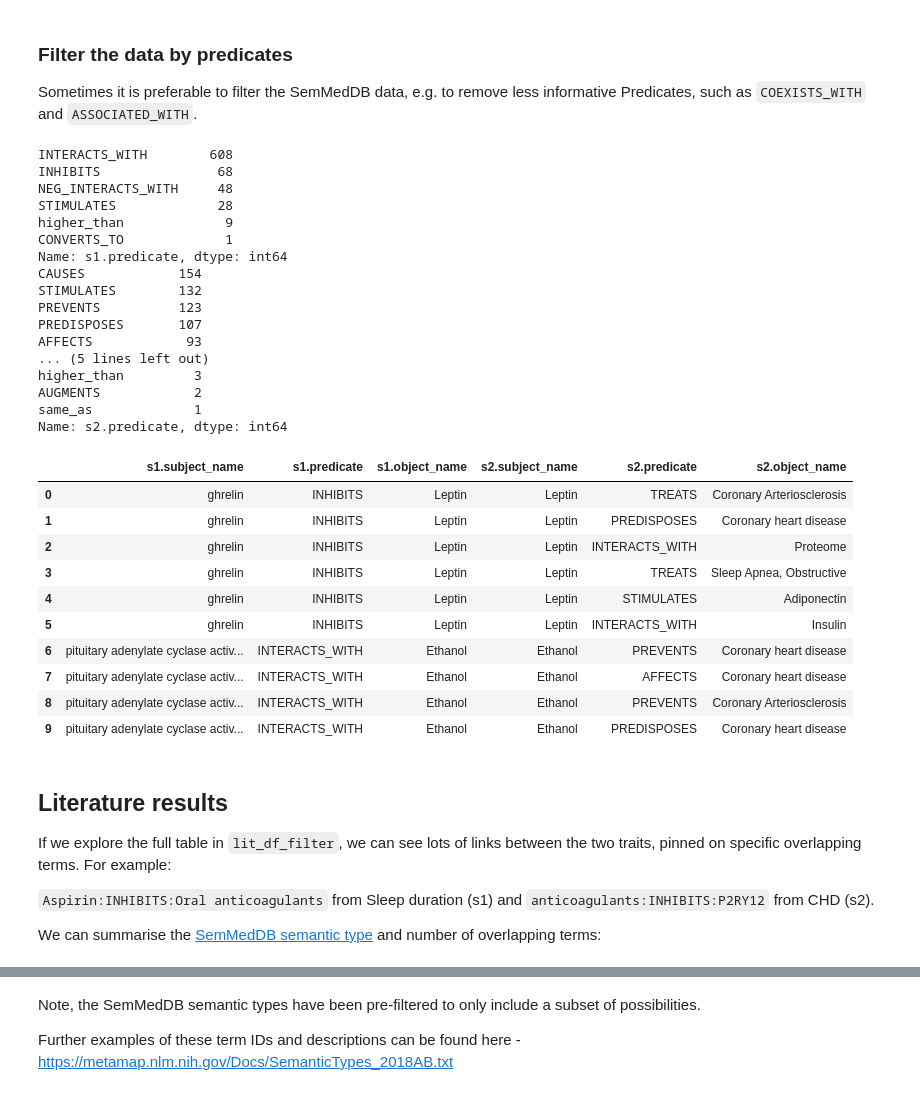
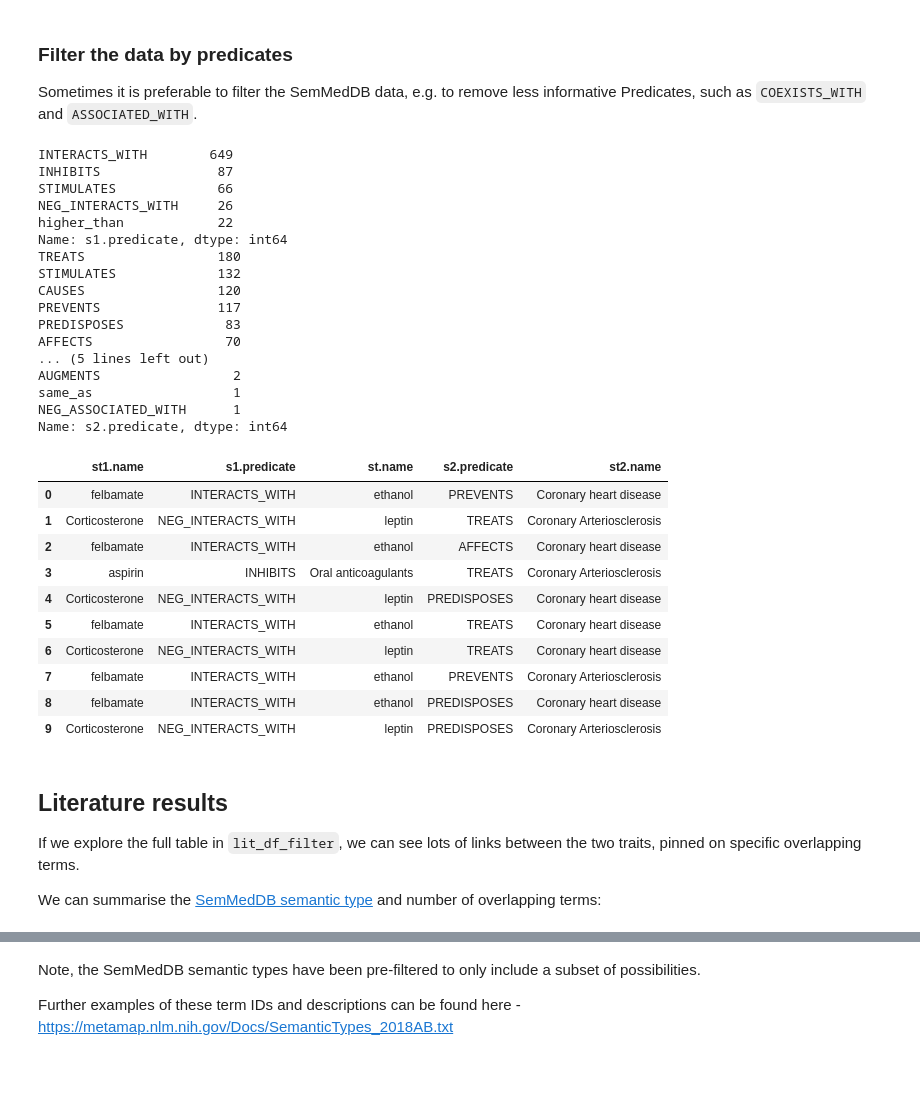
Before and after one commit to MRCIEU/epigraphdb, a Jupyter notebook: paper-case-studies/case-3-literature-triangulation.ipynb, the cells around one changed output, grey strips where cells are left out. Cells and saved outputs as stored; diff of their text form; code cells hidden in the pictures.

````diff
--- a/paper-case-studies/case-3-literature-triangulation.ipynb
+++ b/paper-case-studies/case-3-literature-triangulation.ipynb
@@ -162,63 +164,53 @@ Sometimes it is preferable to filter the SemMedDB data, e.g. to remove less info
 # %%
 # filter out some predicates that are not informative
 pred_filter = ["COEXISTS_WITH", "ASSOCIATED_WITH"]
 
 lit_df_filter = lit_df[
     ~lit_df["s1.predicate"].isin(pred_filter)
     & ~lit_df["s2.predicate"].isin(pred_filter)
 ]
 print(lit_df_filter["s1.predicate"].value_counts())
 print(lit_df_filter["s2.predicate"].value_counts())
 
+keep_columns = ["st1.name", "s1.predicate", "st.name", "s2.predicate", "st2.name"]
 (
     lit_df_filter.sort_values(["gs1.pval", "gs2.pval"], ascending=True)
     .head(n=10)
-    .reset_index(drop=True)[
-        [
-            "s1.subject_name",
-            "s1.predicate",
-            "s1.object_name",
-            "s2.subject_name",
-            "s2.predicate",
-            "s2.object_name",
-        ]
-    ]
+    .reset_index(drop=True)[keep_columns]
 )
 # %% [output]
-INTERACTS_WITH        608
-INHIBITS               68
-NEG_INTERACTS_WITH     48
-STIMULATES             28
-higher_than             9
-CONVERTS_TO             1
+INTERACTS_WITH        649
+INHIBITS               87
+STIMULATES             66
+NEG_INTERACTS_WITH     26
+higher_than            22
 Name: s1.predicate, dtype: int64
-CAUSES            154
-STIMULATES        132
-PREVENTS          123
-PREDISPOSES       107
-AFFECTS            93
+TREATS                 180
+STIMULATES             132
+CAUSES                 120
+PREVENTS               117
+PREDISPOSES             83
+AFFECTS                 70
 ... (5 lines left out)
-higher_than         3
-AUGMENTS            2
-same_as             1
+AUGMENTS                 2
+same_as                  1
+NEG_ASSOCIATED_WITH      1
 Name: s2.predicate, dtype: int64
-|  | s1.subject_name | s1.predicate | s1.object_name | s2.subject_name | s2.predicate | s2.object_name |
-| 0 | ghrelin | INHIBITS | Leptin | Leptin | TREATS | Coronary Arteriosclerosis |
-| 1 | ghrelin | INHIBITS | Leptin | Leptin | PREDISPOSES | Coronary heart disease |
-| 2 | ghrelin | INHIBITS | Leptin | Leptin | INTERACTS_WITH | Proteome |
-| 3 | ghrelin | INHIBITS | Leptin | Leptin | TREATS | Sleep Apnea, Obstructive |
-| 4 | ghrelin | INHIBITS | Leptin | Leptin | STIMULATES | Adiponectin |
-| 5 | ghrelin | INHIBITS | Leptin | Leptin | INTERACTS_WITH | Insulin |
-| 6 | pituitary adenylate cyclase activ... | INTERACTS_WITH | Ethanol | Ethanol | PREVENTS | Coronary heart disease |
-| 7 | pituitary adenylate cyclase activ... | INTERACTS_WITH | Ethanol | Ethanol | AFFECTS | Coronary heart disease |
-| 8 | pituitary adenylate cyclase activ... | INTERACTS_WITH | Ethanol | Ethanol | PREVENTS | Coronary Arteriosclerosis |
-| 9 | pituitary adenylate cyclase activ... | INTERACTS_WITH | Ethanol | Ethanol | PREDISPOSES | Coronary heart disease |
+|  | st1.name | s1.predicate | st.name | s2.predicate | st2.name |
+| 0 | felbamate | INTERACTS_WITH | ethanol | PREVENTS | Coronary heart disease |
+| 1 | Corticosterone | NEG_INTERACTS_WITH | leptin | TREATS | Coronary Arteriosclerosis |
+| 2 | felbamate | INTERACTS_WITH | ethanol | AFFECTS | Coronary heart disease |
+| 3 | aspirin | INHIBITS | Oral anticoagulants | TREATS | Coronary Arteriosclerosis |
+| 4 | Corticosterone | NEG_INTERACTS_WITH | leptin | PREDISPOSES | Coronary heart disease |
+| 5 | felbamate | INTERACTS_WITH | ethanol | TREATS | Coronary heart disease |
+| 6 | Corticosterone | NEG_INTERACTS_WITH | leptin | TREATS | Coronary heart disease |
+| 7 | felbamate | INTERACTS_WITH | ethanol | PREVENTS | Coronary Arteriosclerosis |
+| 8 | felbamate | INTERACTS_WITH | ethanol | PREDISPOSES | Coronary heart disease |
+| 9 | Corticosterone | NEG_INTERACTS_WITH | leptin | PREDISPOSES | Coronary Arteriosclerosis |
 # %% [markdown]
 ## Literature results
 
-If we explore the full table in ```lit_df_filter```, we can see lots of links between the two traits, pinned on specific overlapping terms. For example:
-
-`Aspirin:INHIBITS:Oral anticoagulants` from Sleep duration (s1) and `anticoagulants:INHIBITS:P2RY12` from CHD (s2).
+If we explore the full table in ```lit_df_filter```, we can see lots of links between the two traits, pinned on specific overlapping terms.
 
 We can summarise the [SemMedDB semantic type](https://mmtx.nlm.nih.gov/MMTx/semanticTypes.shtml) and number of overlapping terms:
 # %%
````
Also changed, not shown: parts of 15 cells of this notebook, 4 other files.
